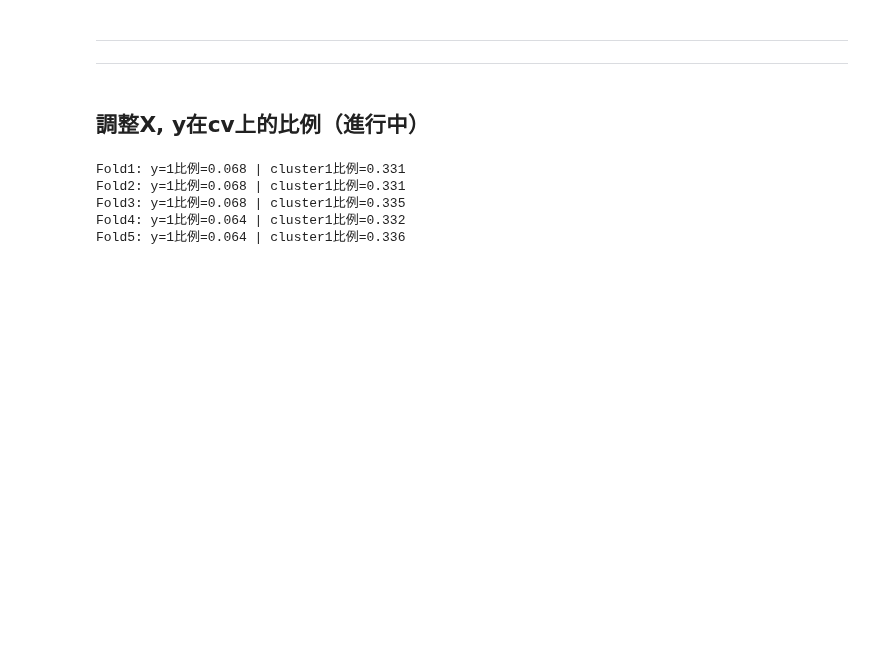
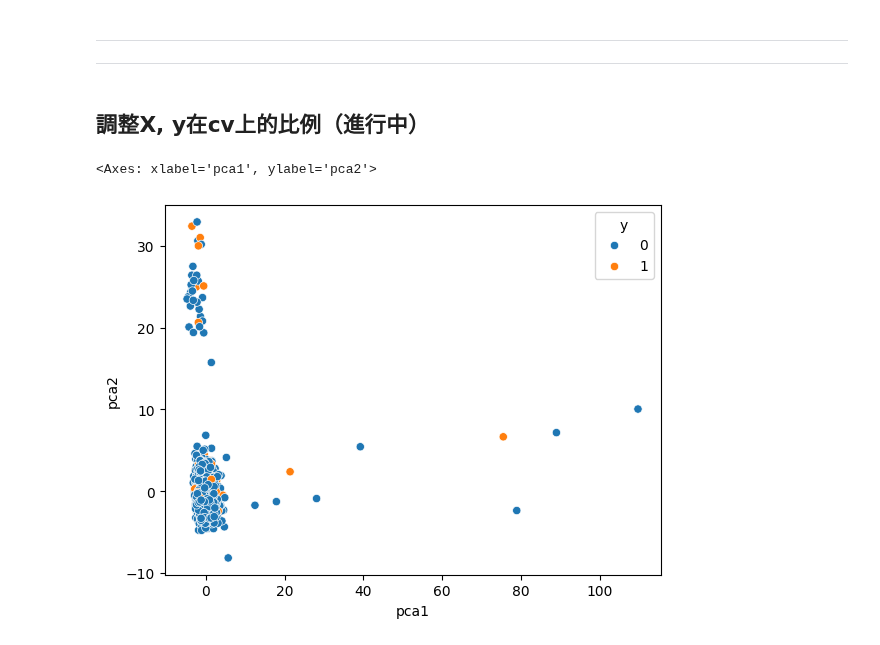
Before and after one commit to JackHuang0125/WHAT_I_DID, a Jupyter notebook: 0 Meeting/0_PAPER_0923.ipynb, the cells around one changed output. Drawn from its saved outputs; the diff is of its cells as text; code cells hidden in the pictures; blank space fills up the shorter version.

```diff
--- a/0 Meeting/0_PAPER_0923.ipynb
+++ b/0 Meeting/0_PAPER_0923.ipynb
@@ -312,68 +313,28 @@ GM =  39.26 %
 # %% [markdown]
 ## 調整X, y在cv上的比例（進行中）
 # %%
-secom = pd.read_csv(r'C:\Users\No\Documents\GitHub\psychic-spoon\DataSet\secom.csv', sep='\t')
+secom = pd.read_csv(r'C:\Users\User\Documents\GitHub\psychic-spoon\DataSet\secom.csv', sep='\t')
 np.random.seed(42)
 X = secom.drop(columns=['Time', 'Pass/Fail'])
 y = secom['Pass/Fail'].replace({-1:0, 1:1}).astype(int)
 
 na_counts = X.isna().sum()
 X = X.loc[:, na_counts<=550].copy()
 uniq_counts = X.nunique(dropna=False)
 X = X.loc[:, uniq_counts>=50].copy()
 X = X.loc[:, ~X.T.duplicated(keep='first')].copy()
 
-X_train, X_test, y_train, y_test = train_test_split(X, y, test_size=0.2, stratify=y, random_state=42)
+imputer = KNNImputer(n_neighbors=10, weights='distance')
+scaler = StandardScaler()
+pca = PCA(n_components=10, random_state=42)
 
-# --- 關鍵：在訓練集上用 X 結構做分層鍵 ---
-def build_strat_key_for_Xy(Xtr, ytr, n_splits=5, random_state=42):
-    # 僅為「分折」用的管線：Impute→Scale→PCA(2)
-    imputer = KNNImputer(n_neighbors=10, weights='distance')
-    scaler  = StandardScaler()
-    pca     = PCA(n_components=2, random_state=random_state)
+X_imputed = imputer.fit_transform(X)
+X_scaled = scaler.fit_transform(X_imputed)
+X_pca = pca.fit_transform(X_scaled)
 
-    Xtr_ = Xtr.reset_index(drop=True)
-    ytr_ = ytr.reset_index(drop=True)
-
-    Z = pca.fit_transform(scaler.fit_transform(imputer.fit_transform(Xtr_)))
-    # 先試 KMeans 分 2 群
-    c = KMeans(n_clusters=2, n_init=10, random_state=random_state).fit_predict(Z)
-
-    strat_key = ytr_.astype(str) + "|" + pd.Series(c, dtype=str)
-    # 確保每個 (y,cluster) cell 的樣本數 >= n_splits；否則退而用 PC1 分箱
-    ok = (strat_key.value_counts() >= n_splits).all()
-    if not ok:
-        pc1_bins = pd.qcut(Z[:,0], q=3, duplicates='drop', labels=False)
-        strat_key = ytr_.astype(str) + "|" + pd.Series(pc1_bins, dtype=str)
-        ok = (strat_key.value_counts() >= n_splits).all()
-    # 還是不夠，就退回只分層 y（避免小 cell 讓分折失敗）
-    if not ok:
-        strat_key = ytr_.astype(str)
-
-    return strat_key
-
-strat_key_tr = build_strat_key_for_Xy(X_train, y_train, n_splits=5, random_state=42)
-
-# --- 建立「同時顧到 y 與 X 結構」的 5 折 ---
-skf = StratifiedKFold(n_splits=5, shuffle=True, random_state=42)
-folds = [(tr_idx, va_idx) for tr_idx, va_idx in skf.split(np.zeros(len(y_train)), strat_key_tr)]
-
-# --- 快速檢查每折分布 ---
-c_summary = []
-# 這裡的 cluster 僅用於檢查；若 strat_key 用 PC1 分箱或只 y，顯示會相應調整
-for k, (_, va) in enumerate(folds, 1):
-    y_va = y_train.iloc[va]
-    # 從 strat_key 解析出 cluster（若沒有'|'就顯示N/A）
-    key_va = strat_key_tr.iloc[va].astype(str)
-    if key_va.str.contains(r'\|').any():
-        cl_va = key_va.str.split('|').str[1].astype(int)
-        c_summary.append(f"Fold{k}: y=1比例={y_va.mean():.3f} | cluster1比例={(cl_va==1).mean():.3f}")
-    else:
-        c_summary.append(f"Fold{k}: y=1比例={y_va.mean():.3f} | cluster=OnlyY")
-print("\n".join(c_summary))
+df = pd.DataFrame(X_pca, columns=['pca1', 'pca2', 'pca3', 'pca4', 'pca5', 'pca6', 'pca7', 'pca8', 'pca9', 'pca10'])
+df['y'] = y
+sns.scatterplot(data=df, x='pca1', y='pca2', hue='y')
 # %% [output]
-Fold1: y=1比例=0.068 | cluster1比例=0.331
-Fold2: y=1比例=0.068 | cluster1比例=0.331
-Fold3: y=1比例=0.068 | cluster1比例=0.335
-Fold4: y=1比例=0.064 | cluster1比例=0.332
-Fold5: y=1比例=0.064 | cluster1比例=0.336
+<Axes: xlabel='pca1', ylabel='pca2'>
+[figure, added]
```
Also changed, not shown: parts of 8 cells of this notebook.
